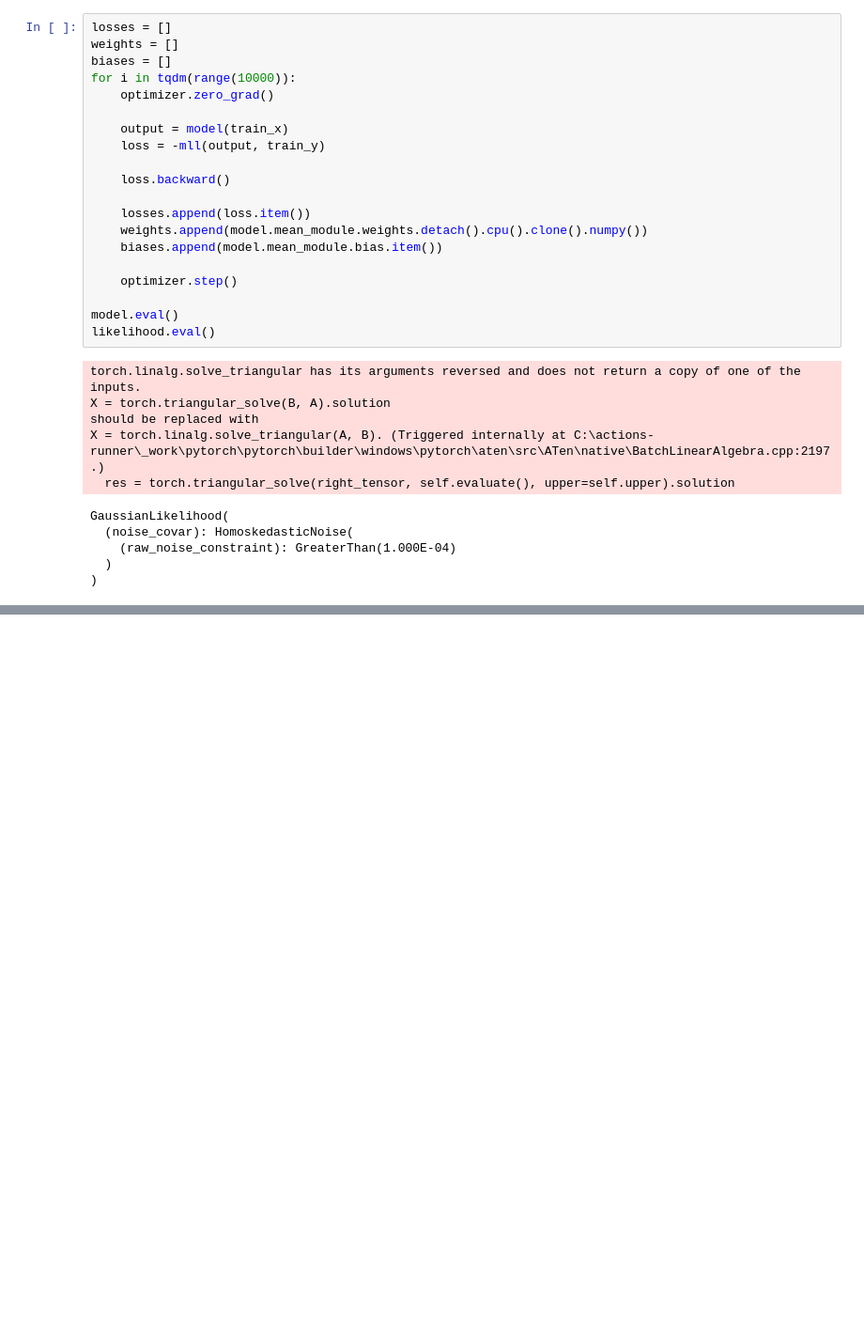
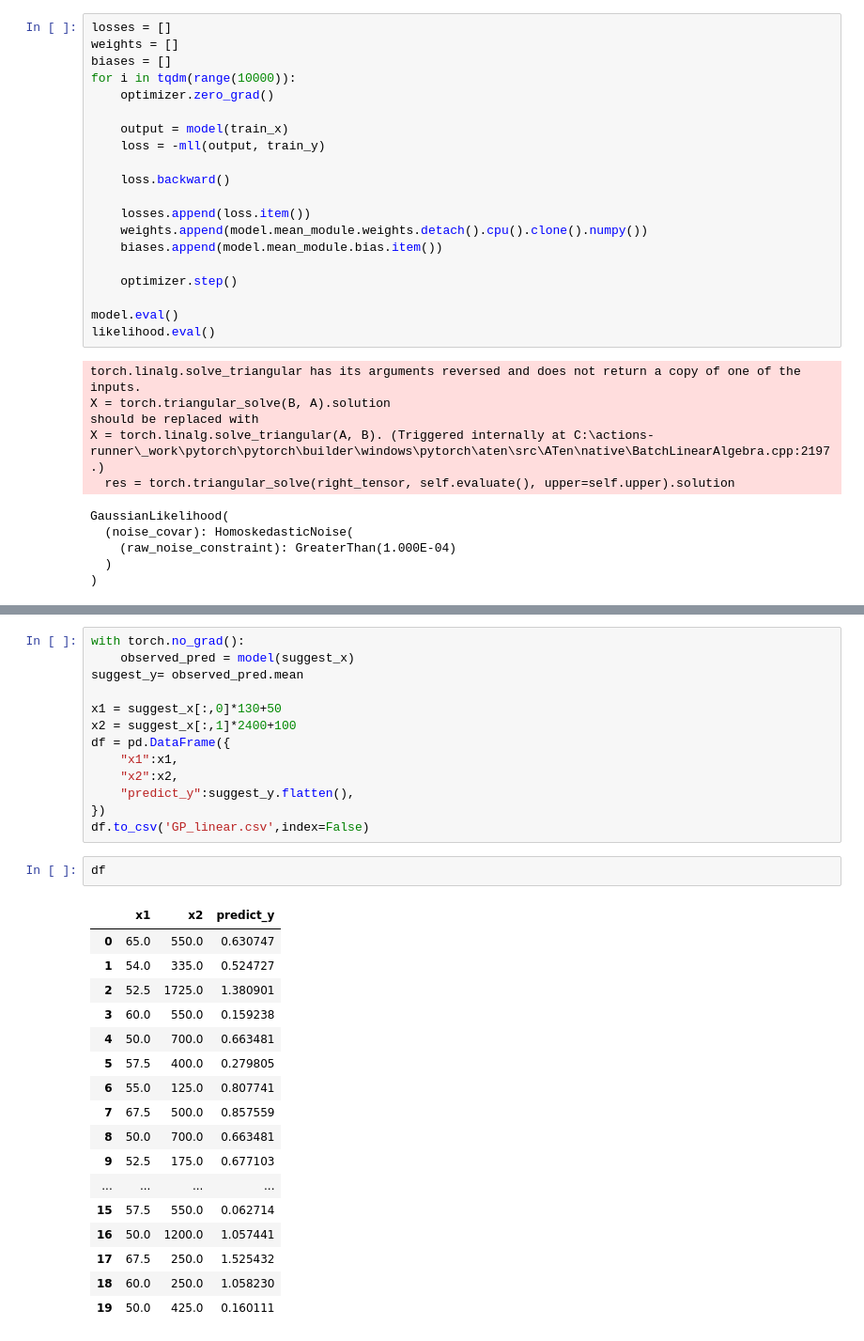
Before and after one commit to Silver439/GP_simulation, a Jupyter notebook: test_Linear.ipynb, the cells around one changed output, grey strips where cells are left out. Shown at 94% size. Cells and saved outputs as stored; diff of their text form; blank space fills up the shorter version.

```diff
--- a/test_Linear.ipynb
+++ b/test_Linear.ipynb
@@ -132,0 +173,33 @@ visualize_gp_belief(name, model, likelihood, train_x, train_y, X1, X2, xs)
+# %%
+with torch.no_grad():
+    observed_pred = model(suggest_x)
+suggest_y= observed_pred.mean
+
+x1 = suggest_x[:,0]*130+50
+x2 = suggest_x[:,1]*2400+100
+df = pd.DataFrame({
+    "x1":x1,
+    "x2":x2,
+    "predict_y":suggest_y.flatten(),
+})
+df.to_csv('GP_linear.csv',index=False)
+# %%
+df
+# %% [output]
+|  | x1 | x2 | predict_y |
+| 0 | 65.0 | 550.0 | 0.630747 |
+| 1 | 54.0 | 335.0 | 0.524727 |
+| 2 | 52.5 | 1725.0 | 1.380901 |
+| 3 | 60.0 | 550.0 | 0.159238 |
+| 4 | 50.0 | 700.0 | 0.663481 |
+| 5 | 57.5 | 400.0 | 0.279805 |
+| 6 | 55.0 | 125.0 | 0.807741 |
+| 7 | 67.5 | 500.0 | 0.857559 |
+| 8 | 50.0 | 700.0 | 0.663481 |
+| 9 | 52.5 | 175.0 | 0.677103 |
+| ... | ... | ... | ... |
+| 15 | 57.5 | 550.0 | 0.062714 |
+| 16 | 50.0 | 1200.0 | 1.057441 |
+| 17 | 67.5 | 250.0 | 1.525432 |
+| 18 | 60.0 | 250.0 | 1.058230 |
+| 19 | 50.0 | 425.0 | 0.160111 |
```
Also changed, not shown: parts of 10 cells of this notebook, 25 other files.
